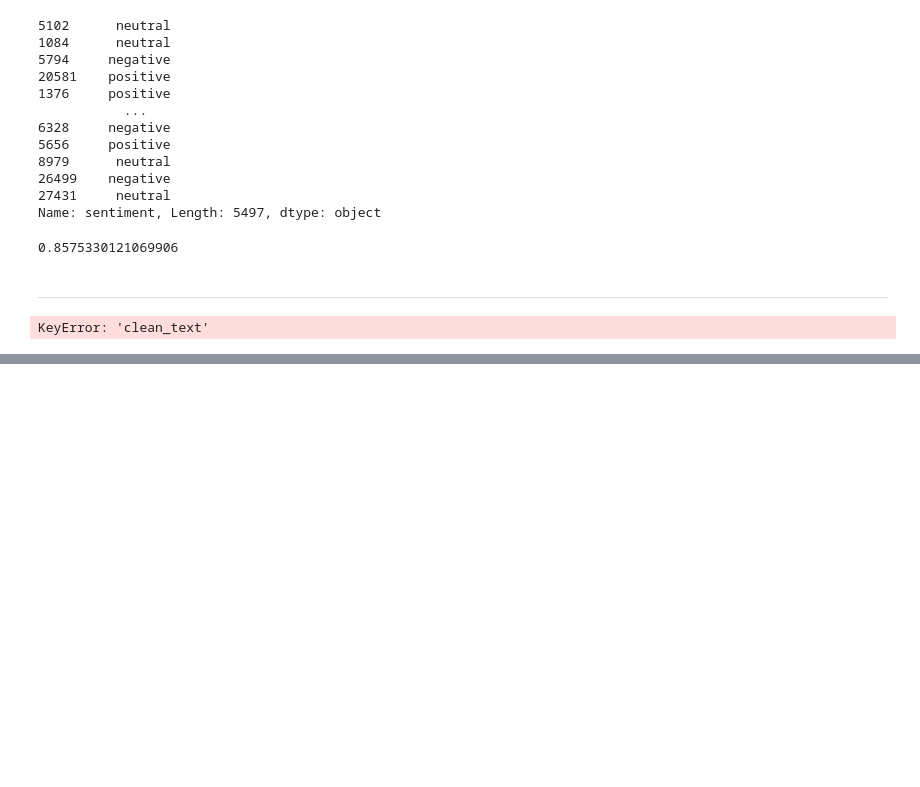
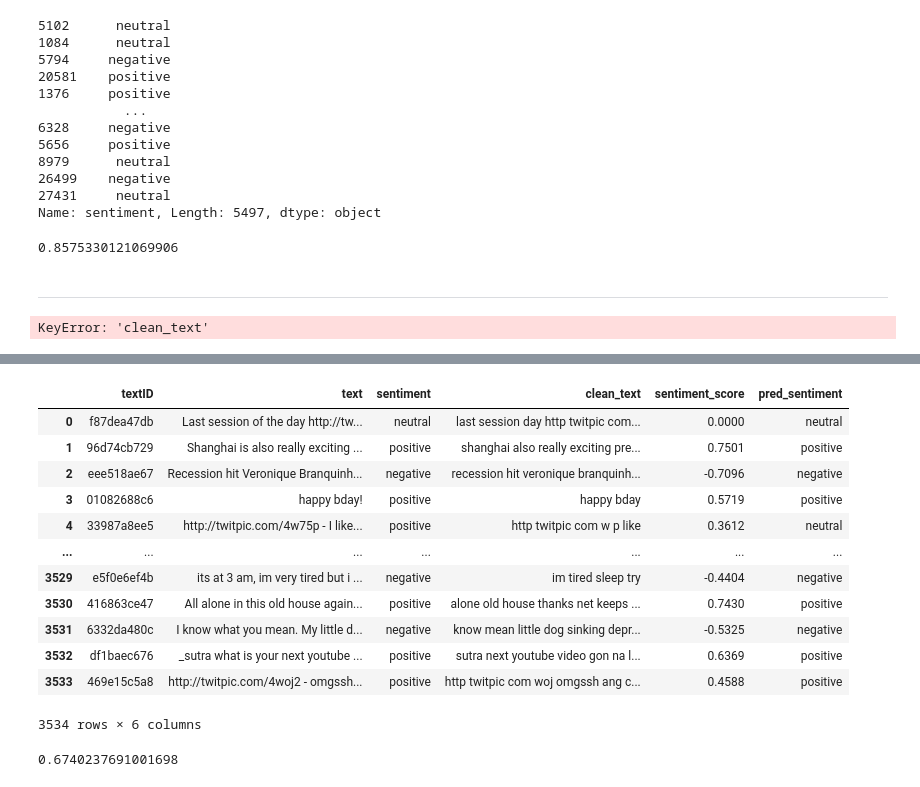
Before and after one commit to S-Vijay-vj/twitter_sentiment_analysis, a Jupyter notebook: project.ipynb, the cells around one changed output, grey strips where cells are left out. Saved outputs shown, nothing was run; the diff lists cells and outputs as text; code cells hidden in the pictures; blank space fills up the shorter version.

```diff
--- a/project.ipynb
+++ b/project.ipynb
@@ -643,3 +643,5 @@ accuracy = accuracy_score(y_test, y_pred)
 print("Accuracy:", accuracy)
 # %% [output]
 KeyError: 'clean_text'
+# %%
+testing = pd.read_csv("test.csv")
@@ -645,0 +664,2 @@ KeyError: 'clean_text'
+# %%
+testing["clean_text"] = testing["text"].apply(preprocess)
@@ -645,0 +682,28 @@ KeyError: 'clean_text'
+# %%
+testing["sentiment_score"] = testing["clean_text"].apply(
+    lambda x: sia.polarity_scores(x)["compound"]
+)
+# %%
+testing["pred_sentiment"] = testing["sentiment_score"].apply(
+    lambda x: "positive" if x > 0.4 else "negative" if x < -0.1 else "neutral"
+)
+# %%
+testing
+# %% [output]
+|  | textID | text | sentiment | clean_text | sentiment_score | pred_sentiment |
+| 0 | f87dea47db | Last session of the day http://tw... | neutral | last session day http twitpic com... | 0.0000 | neutral |
+| 1 | 96d74cb729 | Shanghai is also really exciting ... | positive | shanghai also really exciting pre... | 0.7501 | positive |
+| 2 | eee518ae67 | Recession hit Veronique Branquinh... | negative | recession hit veronique branquinh... | -0.7096 | negative |
+| 3 | 01082688c6 | happy bday! | positive | happy bday | 0.5719 | positive |
+| 4 | 33987a8ee5 | http://twitpic.com/4w75p - I like... | positive | http twitpic com w p like | 0.3612 | neutral |
+| ... | ... | ... | ... | ... | ... | ... |
+| 3529 | e5f0e6ef4b | its at 3 am, im very tired but i ... | negative | im tired sleep try | -0.4404 | negative |
+| 3530 | 416863ce47 | All alone in this old house again... | positive | alone old house thanks net keeps ... | 0.7430 | positive |
+| 3531 | 6332da480c | I know what you mean. My little d... | negative | know mean little dog sinking depr... | -0.5325 | negative |
+| 3532 | df1baec676 | _sutra what is your next youtube ... | positive | sutra next youtube video gon na l... | 0.6369 | positive |
+| 3533 | 469e15c5a8 | http://twitpic.com/4woj2 - omgssh... | positive | http twitpic com woj omgssh ang c... | 0.4588 | positive |
+3534 rows × 6 columns
+# %%
+accuracy_score(testing["sentiment"], testing["pred_sentiment"])
+# %% [output]
+0.6740237691001698
```
Also changed, not shown: parts of 2 cells of this notebook, 1 other file.
